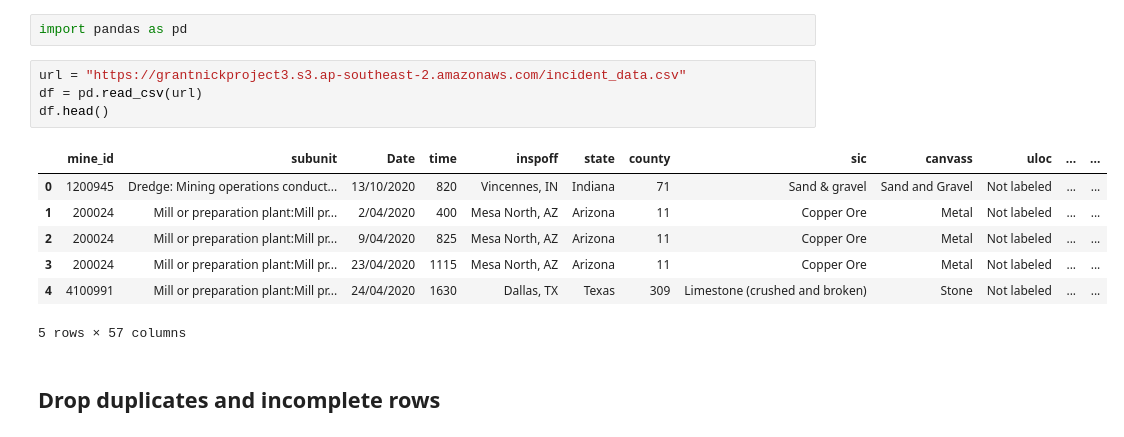
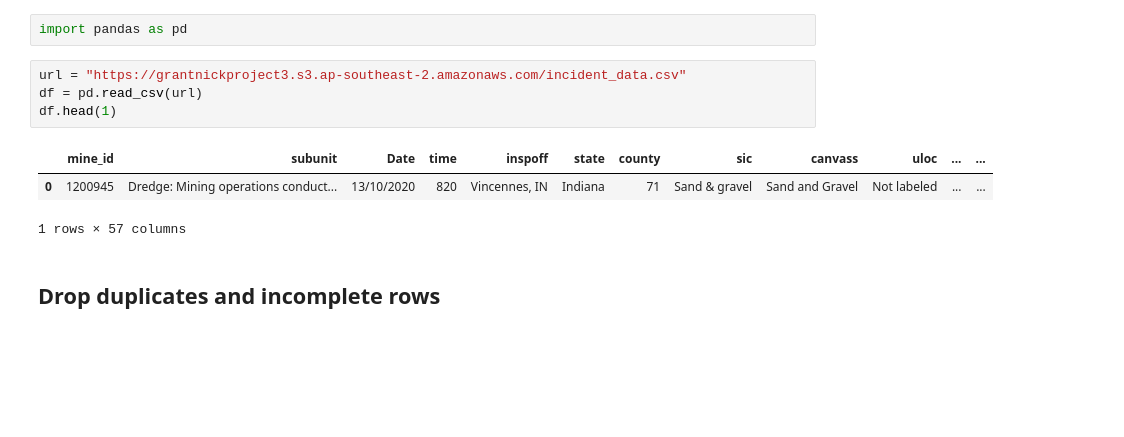
Before and after one commit to granttowers/Project_3, a Jupyter notebook: Import_Data_to_Postgress.ipynb, the cells around one changed output. Drawn from its saved outputs; the diff is of its cells as text; blank space fills up the shorter version.

```diff
--- a/Import_Data_to_Postgress.ipynb
+++ b/Import_Data_to_Postgress.ipynb
@@ -5,15 +5,11 @@ import pandas as pd
 # %%
 url = "https://grantnickproject3.s3.ap-southeast-2.amazonaws.com/incident_data.csv"
 df = pd.read_csv(url)
-df.head()
+df.head(1)
 # %% [output]
 |  | mine_id | subunit | Date | time | inspoff | state | county | sic | canvass | uloc | ... | ... |
 | 0 | 1200945 | Dredge: Mining operations conduct... | 13/10/2020 | 820 | Vincennes, IN | Indiana | 71 | Sand & gravel | Sand and Gravel | Not labeled | ... | ... |
-| 1 | 200024 | Mill or preparation plant:Mill pr... | 2/04/2020 | 400 | Mesa North, AZ | Arizona | 11 | Copper Ore | Metal | Not labeled | ... | ... |
-| 2 | 200024 | Mill or preparation plant:Mill pr... | 9/04/2020 | 825 | Mesa North, AZ | Arizona | 11 | Copper Ore | Metal | Not labeled | ... | ... |
-| 3 | 200024 | Mill or preparation plant:Mill pr... | 23/04/2020 | 1115 | Mesa North, AZ | Arizona | 11 | Copper Ore | Metal | Not labeled | ... | ... |
-| 4 | 4100991 | Mill or preparation plant:Mill pr... | 24/04/2020 | 1630 | Dallas, TX | Texas | 309 | Limestone (crushed and broken) | Stone | Not labeled | ... | ... |
-5 rows × 57 columns
+1 rows × 57 columns
 # %% [markdown]
 ## Drop duplicates and incomplete rows
 # %%
```
Also changed, not shown: parts of 4 cells of this notebook.
